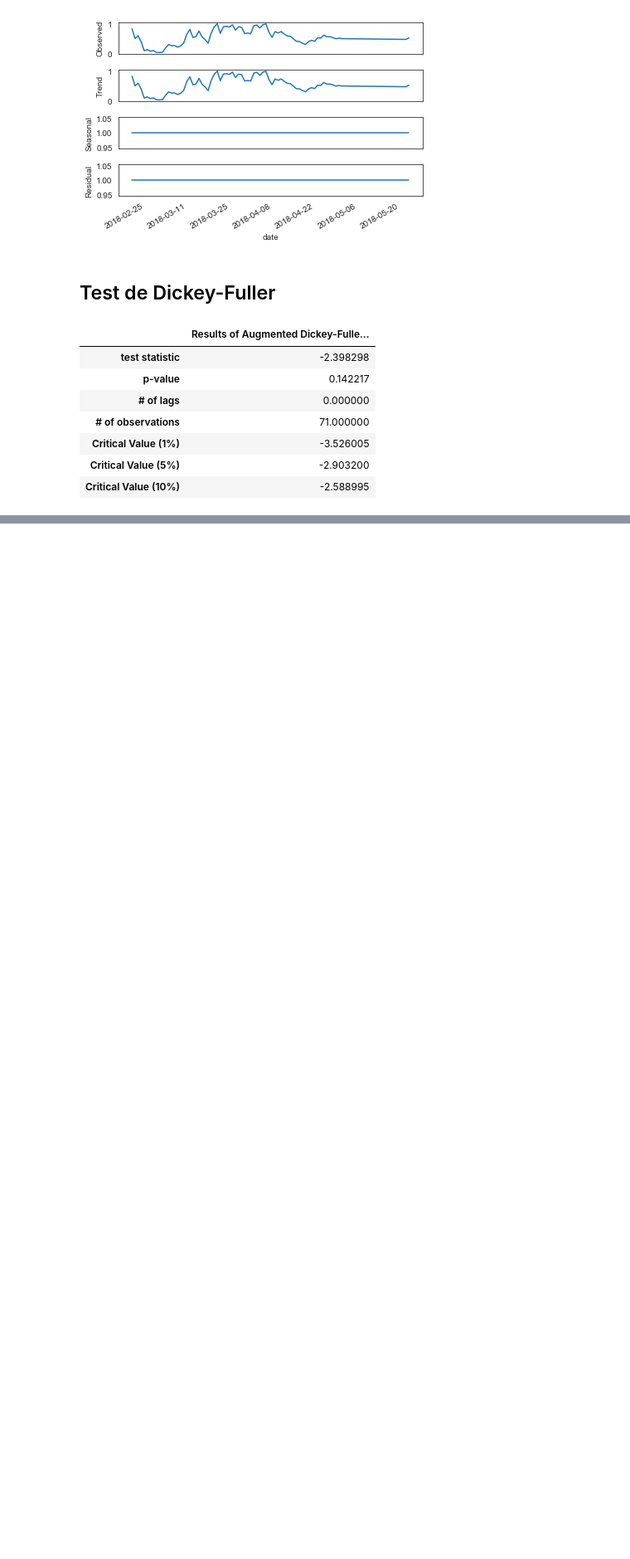
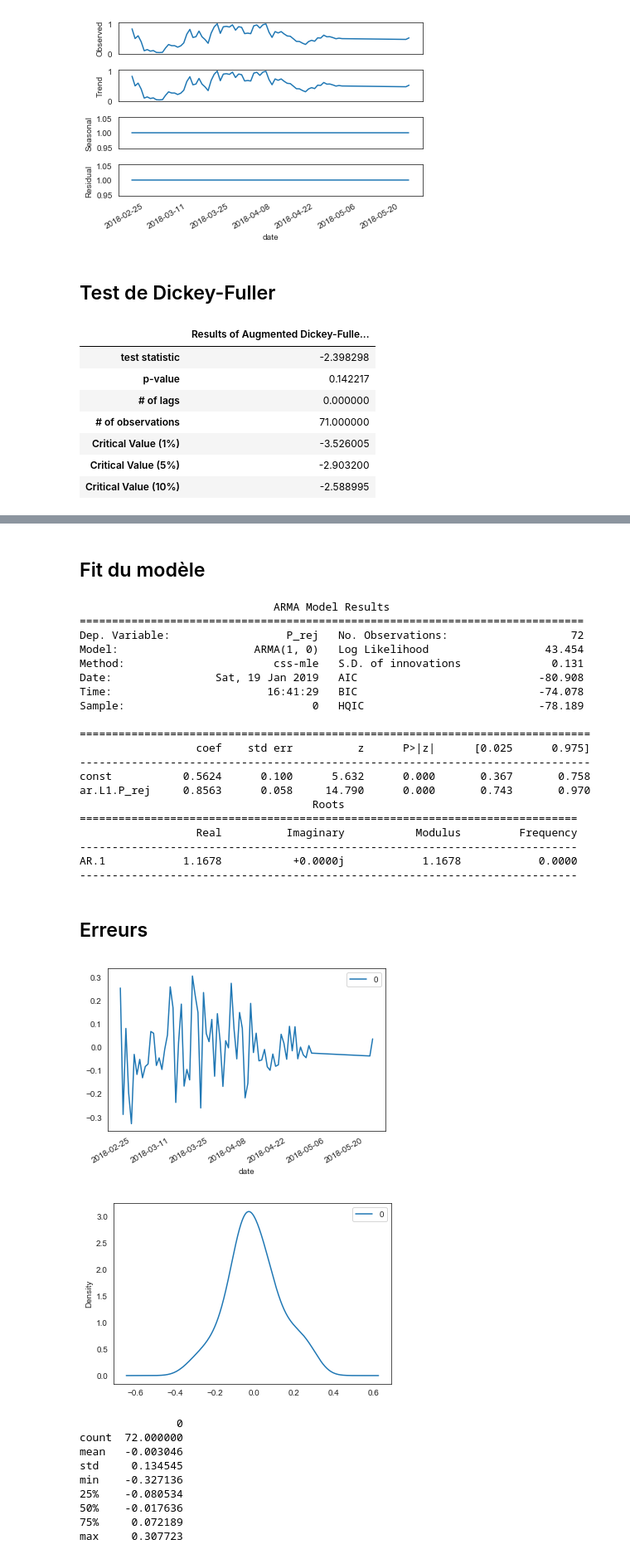
Before and after one commit to mariondechallens/1000mercis, a Jupyter notebook: Analyses/Annonceur1_campagne1_visite_2pages_Questions.ipynb, the cells around one changed output, grey strips where cells are left out. Shown at 83% size. Saved outputs shown, nothing was run; the diff lists cells and outputs as text; code cells hidden in the pictures; blank space fills up the shorter version.

```diff
--- a/Analyses/Annonceur1_campagne1_visite_2pages_Questions.ipynb
+++ b/Analyses/Annonceur1_campagne1_visite_2pages_Questions.ipynb
@@ -387,3 +453,39 @@ analyserZP(P_rej)
+# %%
+testARMA(P_rej,1,0,0)
+# %% [output]
+## Fit du modèle
+                              ARMA Model Results
+==============================================================================
+Dep. Variable:                  P_rej   No. Observations:                   72
+Model:                     ARMA(1, 0)   Log Likelihood                  43.454
+Method:                       css-mle   S.D. of innovations              0.131
+Date:                Sat, 19 Jan 2019   AIC                            -80.908
+Time:                        16:41:29   BIC                            -74.078
+Sample:                             0   HQIC                           -78.189
+
+===============================================================================
+                  coef    std err          z      P>|z|      [0.025      0.975]
+-------------------------------------------------------------------------------
+const           0.5624      0.100      5.632      0.000       0.367       0.758
+ar.L1.P_rej     0.8563      0.058     14.790      0.000       0.743       0.970
+                                    Roots
+=============================================================================
+                  Real          Imaginary           Modulus         Frequency
+-----------------------------------------------------------------------------
+AR.1            1.1678           +0.0000j            1.1678            0.0000
+-----------------------------------------------------------------------------
+## Erreurs
+[figure, added]
+[figure, added]
+               0
+count  72.000000
+mean   -0.003046
+std     0.134545
+min    -0.327136
+25%    -0.080534
+50%    -0.017636
+75%     0.072189
+max     0.307723
 # %%
 Pdiff = np.diff(P_rej)
 ts_plot(Pdiff)
```
Also changed, not shown: parts of 8 cells of this notebook, 1 other file.
